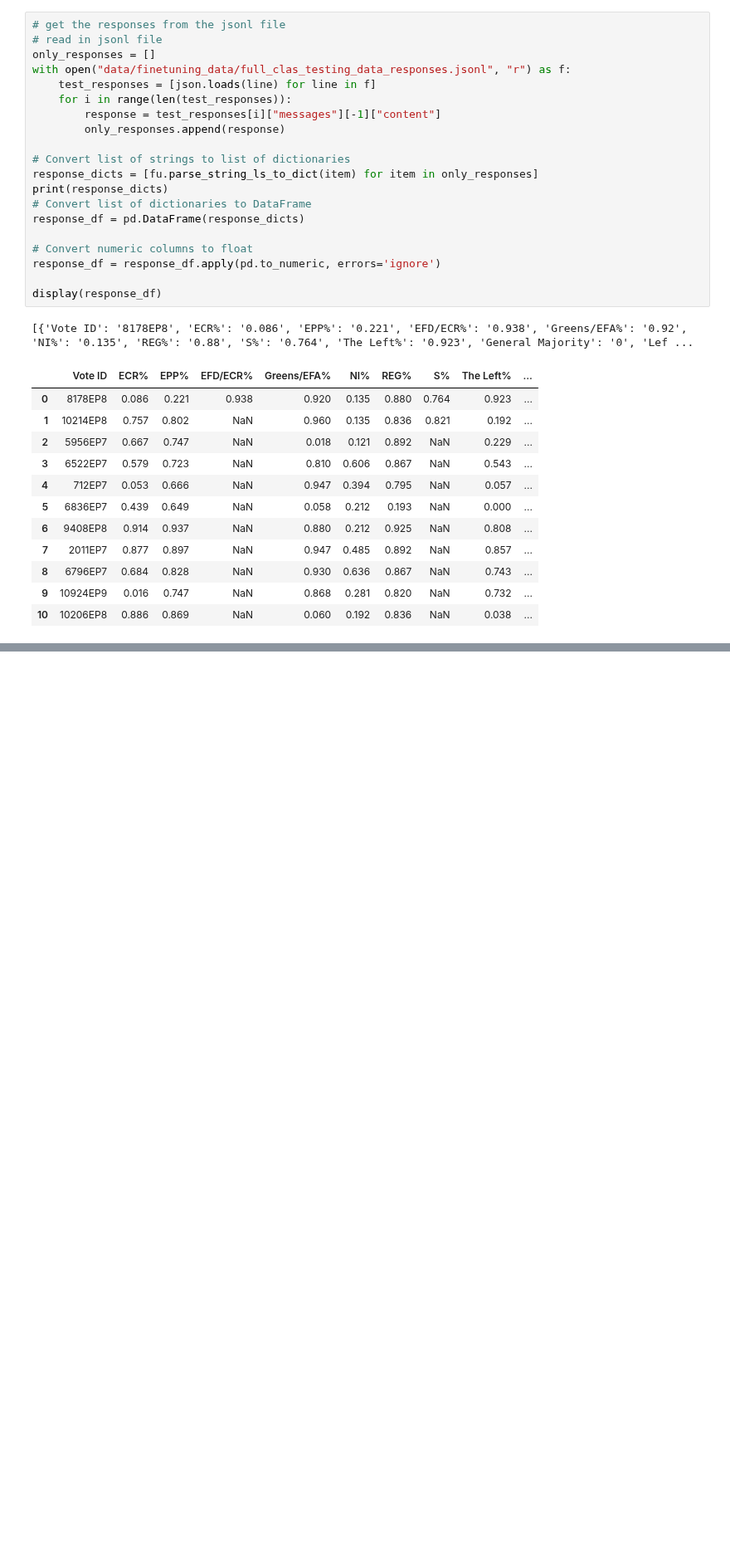
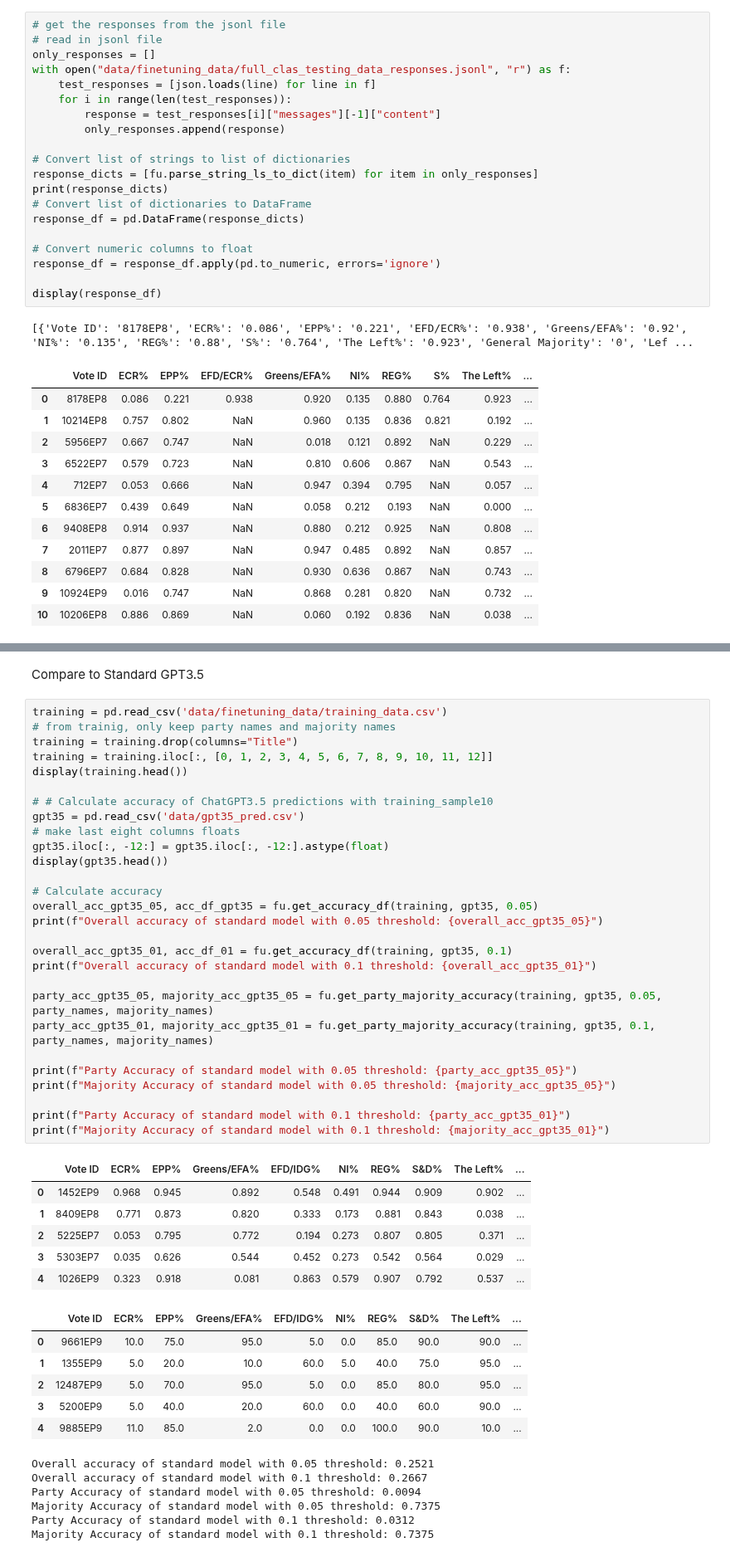
Before and after one commit to izu457/Thesis_Finetuning_GPT3.5_Political_Stance, a Jupyter notebook: Fine-Tuning_Classification.ipynb, the cells around one changed output, grey strips where cells are left out. Shown at 83% size. Saved outputs shown, nothing was run; the diff lists cells and outputs as text; blank space fills up the shorter version.

```diff
--- a/Fine-Tuning_Classification.ipynb
+++ b/Fine-Tuning_Classification.ipynb
@@ -647,0 +651,49 @@ Overall accuracy: 0.4545
+# %% [markdown]
+Compare to Standard GPT3.5
+# %%
+training = pd.read_csv('data/finetuning_data/training_data.csv')
+# from trainig, only keep party names and majority names
+training = training.drop(columns="Title")
+training = training.iloc[:, [0, 1, 2, 3, 4, 5, 6, 7, 8, 9, 10, 11, 12]]
+display(training.head())
+
+# # Calculate accuracy of ChatGPT3.5 predictions with training_sample10
+gpt35 = pd.read_csv('data/gpt35_pred.csv')
+# make last eight columns floats
+gpt35.iloc[:, -12:] = gpt35.iloc[:, -12:].astype(float)
+display(gpt35.head())
+
+# Calculate accuracy
+overall_acc_gpt35_05, acc_df_gpt35 = fu.get_accuracy_df(training, gpt35, 0.05)
+print(f"Overall accuracy of standard model with 0.05 threshold: {overall_acc_gpt35_05}")
+
+overall_acc_gpt35_01, acc_df_01 = fu.get_accuracy_df(training, gpt35, 0.1)
+print(f"Overall accuracy of standard model with 0.1 threshold: {overall_acc_gpt35_01}")
+
+party_acc_gpt35_05, majority_acc_gpt35_05 = fu.get_party_majority_accuracy(training, gpt35, 0.05, party_names, majority_names)
+party_acc_gpt35_01, majority_acc_gpt35_01 = fu.get_party_majority_accuracy(training, gpt35, 0.1, party_names, majority_names)
+
+print(f"Party Accuracy of standard model with 0.05 threshold: {party_acc_gpt35_05}")
+print(f"Majority Accuracy of standard model with 0.05 threshold: {majority_acc_gpt35_05}")
+
+print(f"Party Accuracy of standard model with 0.1 threshold: {party_acc_gpt35_01}")
+print(f"Majority Accuracy of standard model with 0.1 threshold: {majority_acc_gpt35_01}")
+# %% [output]
+|  | Vote ID | ECR% | EPP% | Greens/EFA% | EFD/IDG% | NI% | REG% | S&D% | The Left% | ... |
+| 0 | 1452EP9 | 0.968 | 0.945 | 0.892 | 0.548 | 0.491 | 0.944 | 0.909 | 0.902 | ... |
+| 1 | 8409EP8 | 0.771 | 0.873 | 0.820 | 0.333 | 0.173 | 0.881 | 0.843 | 0.038 | ... |
+| 2 | 5225EP7 | 0.053 | 0.795 | 0.772 | 0.194 | 0.273 | 0.807 | 0.805 | 0.371 | ... |
+| 3 | 5303EP7 | 0.035 | 0.626 | 0.544 | 0.452 | 0.273 | 0.542 | 0.564 | 0.029 | ... |
+| 4 | 1026EP9 | 0.323 | 0.918 | 0.081 | 0.863 | 0.579 | 0.907 | 0.792 | 0.537 | ... |
+|  | Vote ID | ECR% | EPP% | Greens/EFA% | EFD/IDG% | NI% | REG% | S&D% | The Left% | ... |
+| 0 | 9661EP9 | 10.0 | 75.0 | 95.0 | 5.0 | 0.0 | 85.0 | 90.0 | 90.0 | ... |
+| 1 | 1355EP9 | 5.0 | 20.0 | 10.0 | 60.0 | 5.0 | 40.0 | 75.0 | 95.0 | ... |
+| 2 | 12487EP9 | 5.0 | 70.0 | 95.0 | 5.0 | 0.0 | 85.0 | 80.0 | 95.0 | ... |
+| 3 | 5200EP9 | 5.0 | 40.0 | 20.0 | 60.0 | 0.0 | 40.0 | 60.0 | 90.0 | ... |
+| 4 | 9885EP9 | 11.0 | 85.0 | 2.0 | 0.0 | 0.0 | 100.0 | 90.0 | 10.0 | ... |
+Overall accuracy of standard model with 0.05 threshold: 0.2521
+Overall accuracy of standard model with 0.1 threshold: 0.2667
+Party Accuracy of standard model with 0.05 threshold: 0.0094
+Majority Accuracy of standard model with 0.05 threshold: 0.7375
+Party Accuracy of standard model with 0.1 threshold: 0.0312
+Majority Accuracy of standard model with 0.1 threshold: 0.7375
```
Also changed, not shown: parts of 6 cells of this notebook, 6 other files.
